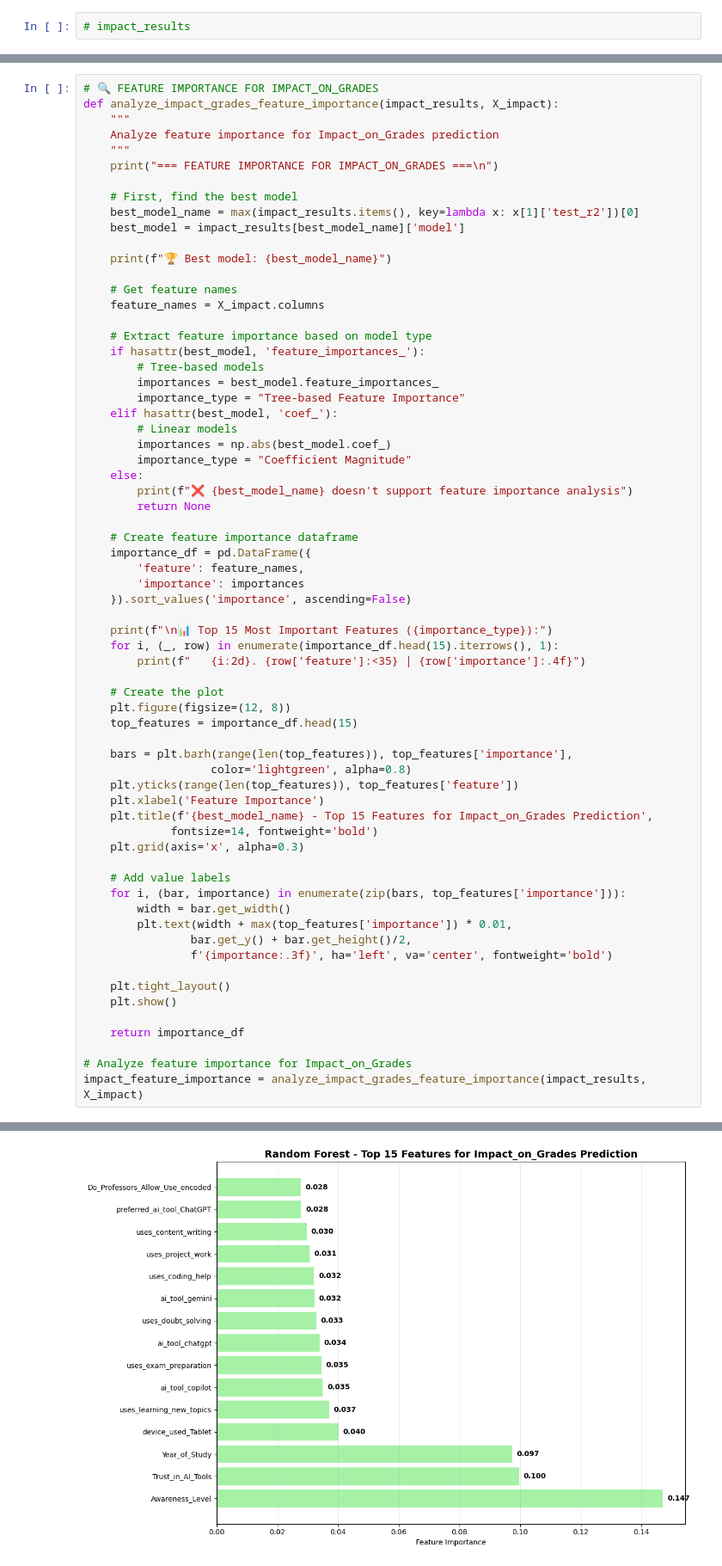
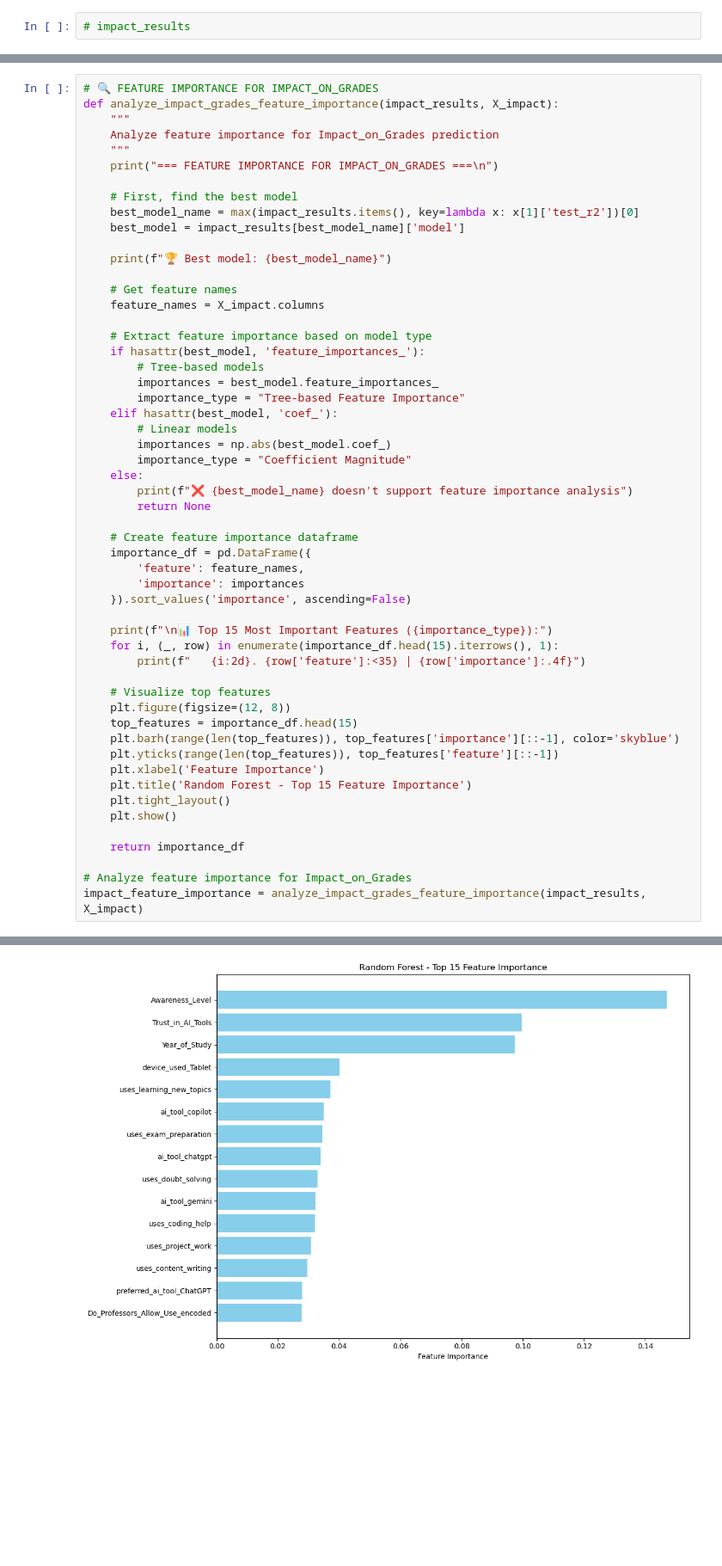
Before and after one commit to jackson9413/Project, a Jupyter notebook: 5_modelling.ipynb, the cells around one changed output, grey strips where cells are left out. Shown at 86% size. Drawn from its saved outputs; the diff is of its cells as text; blank space fills up the shorter version.

```diff
--- a/5_modelling.ipynb
+++ b/5_modelling.ipynb
@@ -1216,52 +2144,40 @@ def analyze_impact_grades_feature_importance(impact_results, X_impact):
     for i, (_, row) in enumerate(importance_df.head(15).iterrows(), 1):
         print(f"   {i:2d}. {row['feature']:<35} | {row['importance']:.4f}")
 
-    # Create the plot
+    # Visualize top features
     plt.figure(figsize=(12, 8))
     top_features = importance_df.head(15)
-
-    bars = plt.barh(range(len(top_features)), top_features['importance'],
-                   color='lightgreen', alpha=0.8)
-    plt.yticks(range(len(top_features)), top_features['feature'])
+    plt.barh(range(len(top_features)), top_features['importance'][::-1], color='skyblue')
+    plt.yticks(range(len(top_features)), top_features['feature'][::-1])
     plt.xlabel('Feature Importance')
-    plt.title(f'{best_model_name} - Top 15 Features for Impact_on_Grades Prediction',
-             fontsize=14, fontweight='bold')
-    plt.grid(axis='x', alpha=0.3)
-
-    # Add value labels
-    for i, (bar, importance) in enumerate(zip(bars, top_features['importance'])):
-        width = bar.get_width()
-        plt.text(width + max(top_features['importance']) * 0.01,
-                bar.get_y() + bar.get_height()/2,
-                f'{importance:.3f}', ha='left', va='center', fontweight='bold')
-
+    plt.title('Random Forest - Top 15 Feature Importance')
     plt.tight_layout()
     plt.show()
 
     return importance_df
 
 # Analyze feature importance for Impact_on_Grades
 impact_feature_importance = analyze_impact_grades_feature_importance(impact_results, X_impact)
 # %% [output]
 === FEATURE IMPORTANCE FOR IMPACT_ON_GRADES ===
 
 🏆 Best model: Random Forest
 
 📊 Top 15 Most Important Features (Tree-based Feature Importance):
     1. Awareness_Level                     | 0.1470
     2. Trust_in_AI_Tools                   | 0.0996
     3. Year_of_Study                       | 0.0974
     4. device_used_Tablet                  | 0.0402
     5. uses_learning_new_topics            | 0.0371
     6. ai_tool_copilot                     | 0.0350
     7. uses_exam_preparation               | 0.0345
     8. ai_tool_chatgpt                     | 0.0339
     9. uses_doubt_solving                  | 0.0329
    10. ai_tool_gemini                      | 0.0322
    11. uses_coding_help                    | 0.0321
    12. uses_project_work                   | 0.0307
    13. uses_content_writing                | 0.0296
    14. preferred_ai_tool_ChatGPT           | 0.0279
    15. Do_Professors_Allow_Use_encoded     | 0.0277
-[figure, old version]
+[figure, new version]
 # %%
```
Also changed, not shown: parts of 64 cells of this notebook.
